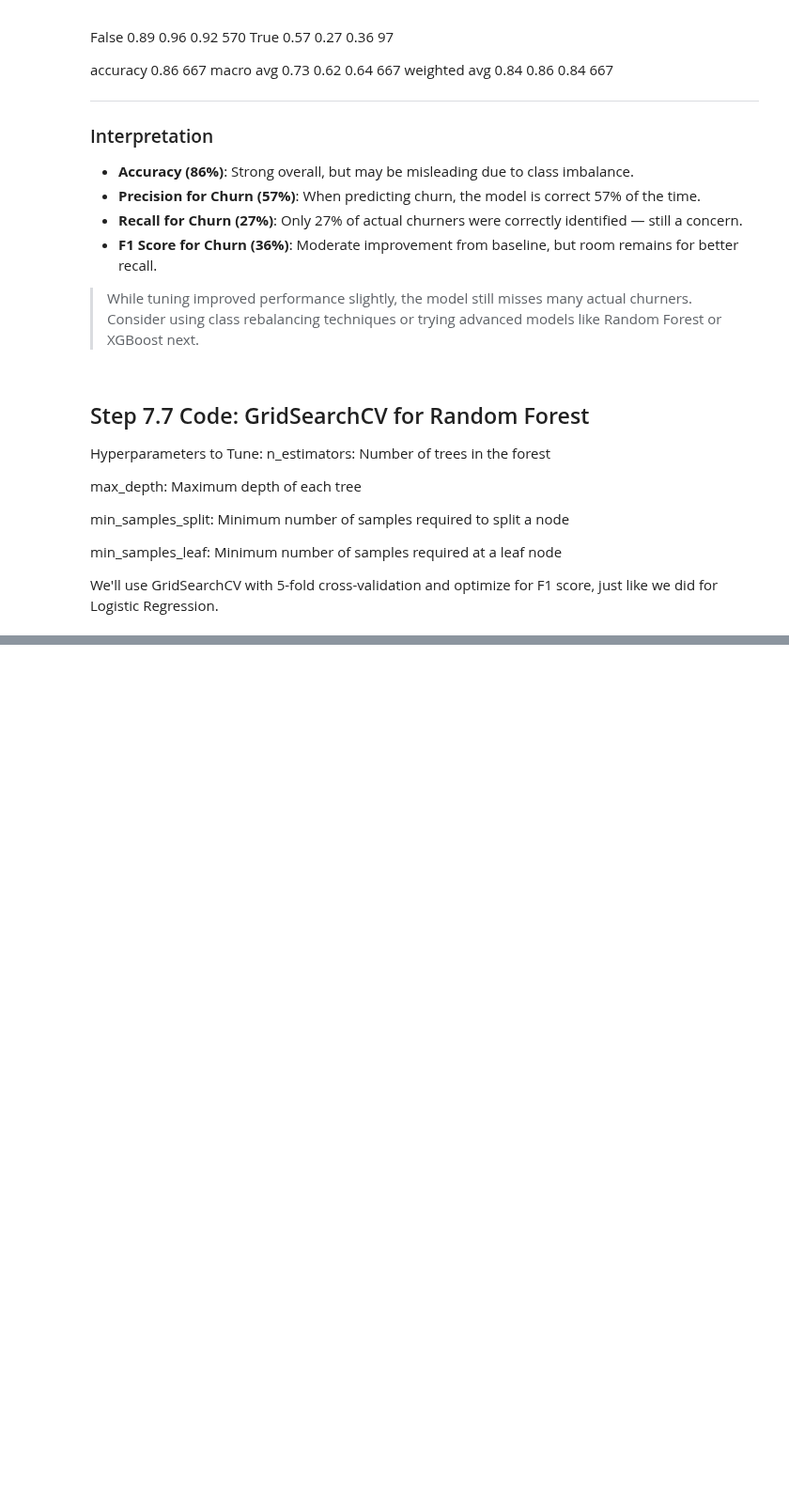
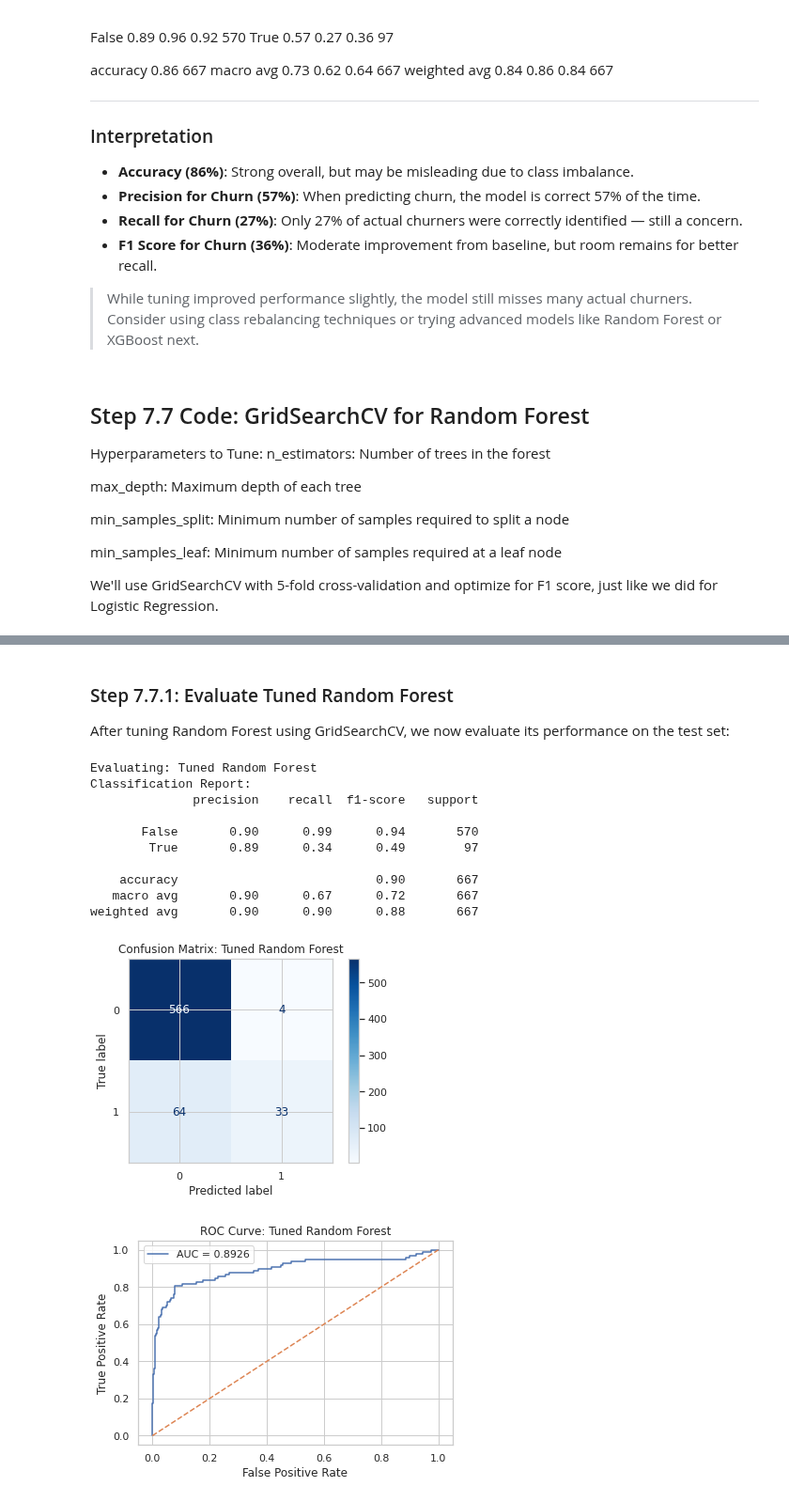
Before and after one commit to OndiekiFrank/ChurnSage-Customer-Retention-Intelligence, a Jupyter notebook: notebooks/ChurnSage_Customer_Retention_Model.ipynb, the cells around one changed output, grey strips where cells are left out. Shown at 94% size. Saved outputs shown, nothing was run; the diff lists cells and outputs as text; code cells hidden in the pictures; blank space fills up the shorter version.

Commit message:
Evaluate tuned Random Forest model with classification report, confusion matrix, and ROC curve

```diff
--- a/notebooks/ChurnSage_Customer_Retention_Model.ipynb
+++ b/notebooks/ChurnSage_Customer_Retention_Model.ipynb
@@ -1745,0 +1763,19 @@ Fitting 5 folds for each of 24 candidates, totalling 120 fits
+# %% [markdown]
+### Step 7.7.1: Evaluate Tuned Random Forest
+After tuning Random Forest using GridSearchCV, we now evaluate its performance on the test set:
+# %%
+# Evaluate the best estimator from GridSearchCV
+evaluate_model("Tuned Random Forest", grid_rf.best_estimator_)
+# %% [output]
+Evaluating: Tuned Random Forest
+Classification Report:
+              precision    recall  f1-score   support
+
+       False       0.90      0.99      0.94       570
+        True       0.89      0.34      0.49        97
+
+    accuracy                           0.90       667
+   macro avg       0.90      0.67      0.72       667
+weighted avg       0.90      0.90      0.88       667
+[figure, added]
+[figure, added]
```
Also changed, not shown: parts of 1 cell of this notebook.
